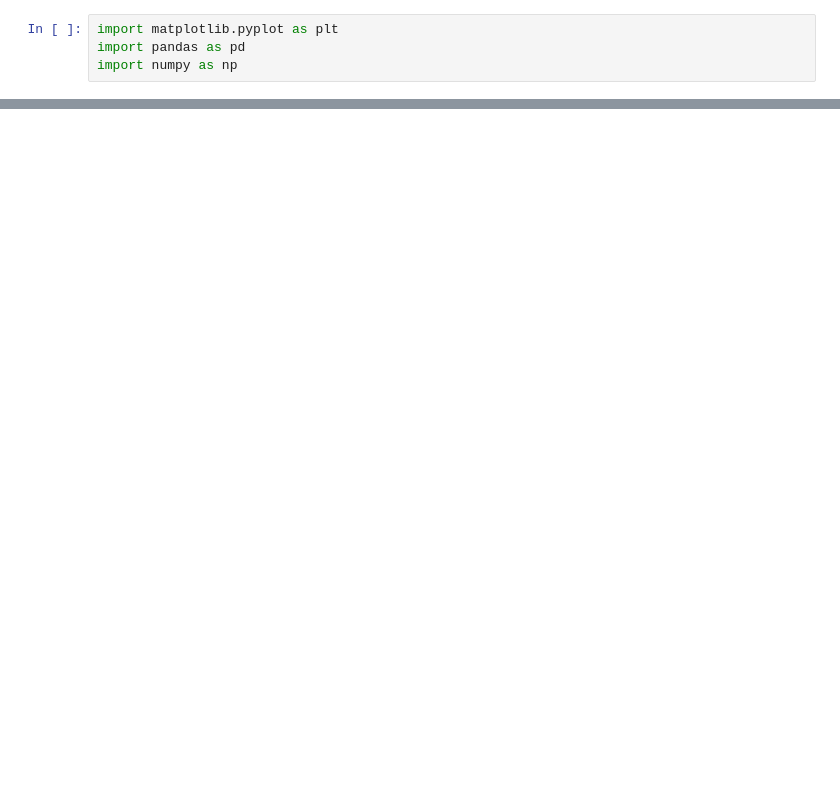
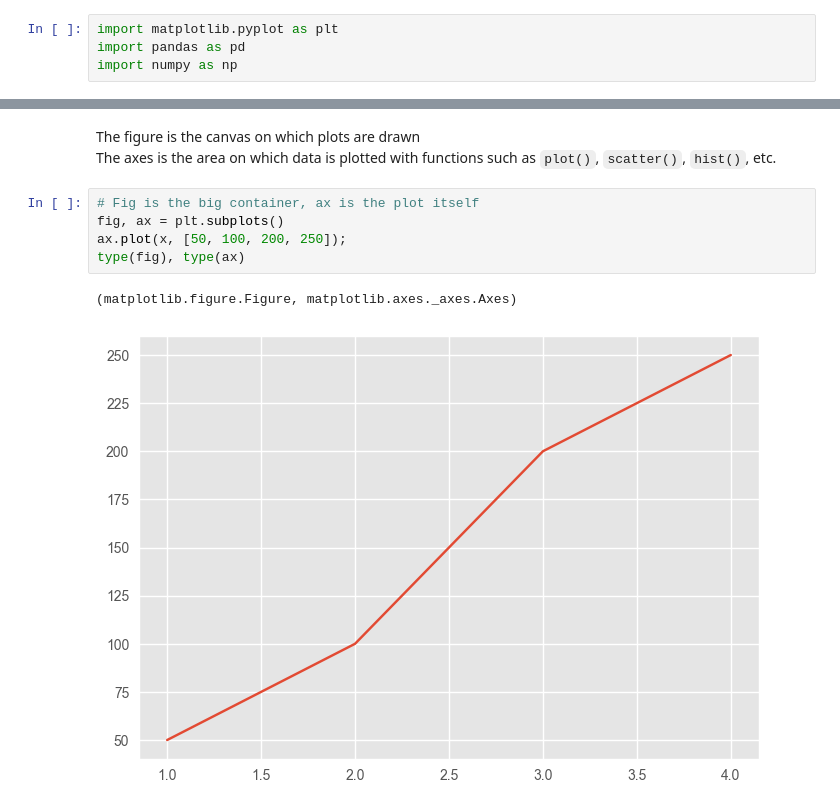
Before and after one commit to Matdrox/ml-learning, a Jupyter notebook: 3_matplotlib.ipynb, the cells around one changed output, grey strips where cells are left out. Cells and saved outputs as stored; diff of their text form; blank space fills up the shorter version.

Commit message:
[Finished] Matplotlib

```diff
--- a/3_matplotlib.ipynb
+++ b/3_matplotlib.ipynb
@@ -43,0 +44,12 @@ plt.show()
+# %% [markdown]
+The figure is the canvas on which plots are drawn
+<br />
+The axes is the area on which data is plotted with functions such as `plot()`, `scatter()`, `hist()`, etc.
+# %%
+# Fig is the big container, ax is the plot itself
+fig, ax = plt.subplots()
+ax.plot(x, [50, 100, 200, 250]);
+type(fig), type(ax)
+# %% [output]
+(matplotlib.figure.Figure, matplotlib.axes._axes.Axes)
+[figure, added]
```
Also changed, not shown: parts of 49 cells of this notebook, 6 other files.
